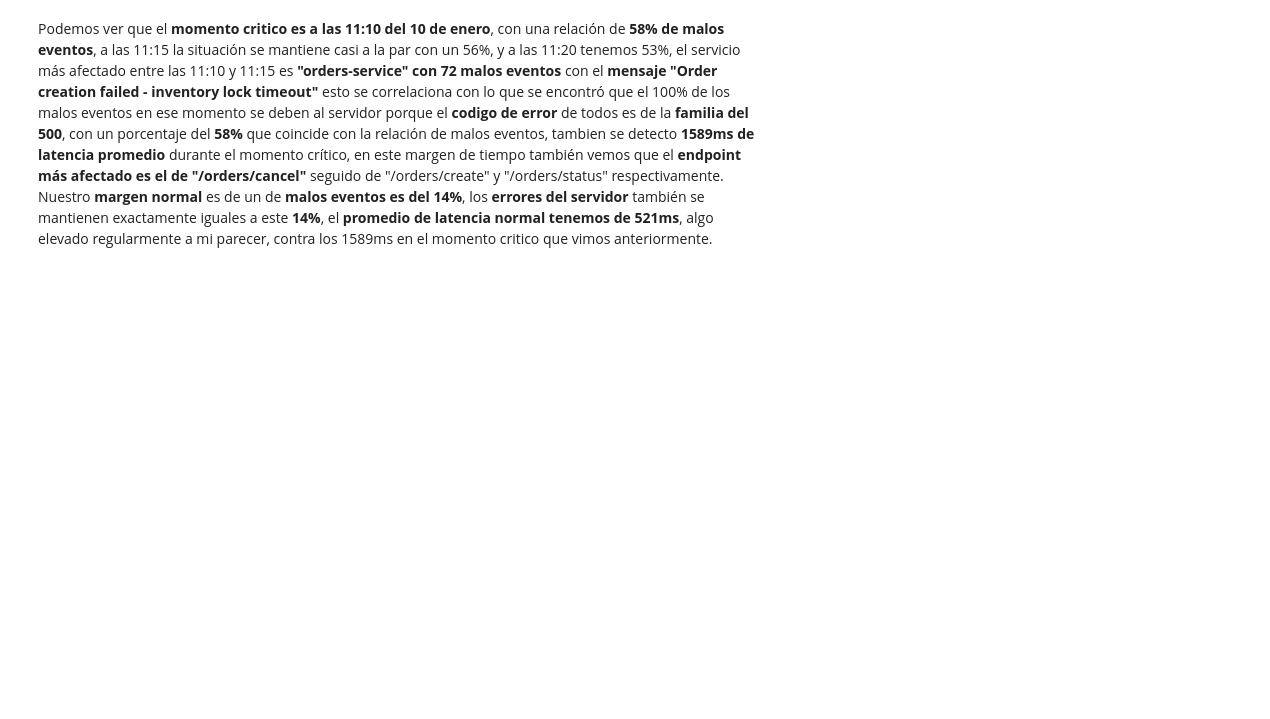
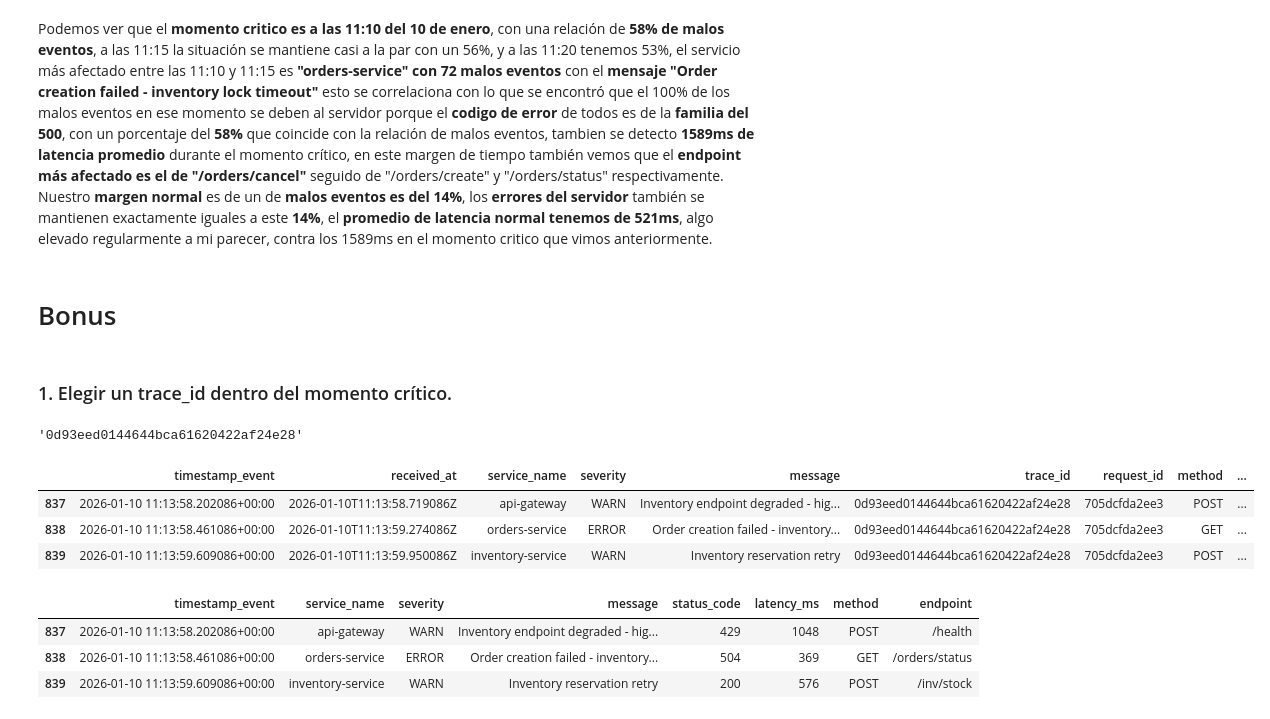
Before and after one commit to CarlosScura/Interpretacion-de-Logs, a Jupyter notebook: interpretacion_logs.ipynb, the cells around one changed output. Saved outputs shown, nothing was run; the diff lists cells and outputs as text; code cells hidden in the pictures; blank space fills up the shorter version.

Commit message:
Feat: Se concluyo el Bonus del trace_id del challenge.

```diff
--- a/interpretacion_logs.ipynb
+++ b/interpretacion_logs.ipynb
@@ -399,3 +399,27 @@ graf2 = windows.plot(title='Bad rate en Ventanas de 5 Minutos',x='window_start',
 # Conclusión
 # %% [markdown]
 Podemos ver que el **momento critico es a las 11:10 del 10 de enero**, con una relación de **58% de malos eventos**, a las 11:15 la situación se mantiene casi a la par con un 56%, y a las 11:20 tenemos 53%, el servicio más afectado entre las 11:10 y 11:15 es **"orders-service" con 72 malos eventos** con el **mensaje "Order creation failed - inventory lock timeout"** esto se correlaciona con lo que se encontró que el 100% de los malos eventos en ese momento se deben al servidor porque el **codigo de error** de todos es de la **familia del 500**, con un porcentaje del **58%** que coincide con la relación de malos eventos, tambien se detecto **1589ms de latencia promedio** durante el momento crítico, en este margen de tiempo también vemos que el **endpoint más afectado es el de "/orders/cancel"** seguido de "/orders/create" y "/orders/status" respectivamente. Nuestro **margen normal** es de un de **malos eventos es del 14%**, los **errores del servidor** también se mantienen exactamente iguales a este **14%**, el **promedio de latencia normal tenemos de 521ms**, algo elevado regularmente a mi parecer, contra los 1589ms en el momento critico que vimos anteriormente.
+# %% [markdown]
+# Bonus
+# %% [markdown]
+### 1. Elegir un trace_id dentro del momento crítico.
+# %%
+selected_trace = critical_df.groupby('trace_id')['service_name'].nunique().sort_values(ascending=False).idxmax()
+selected_trace
+# %% [output]
+'0d93eed0144644bca61620422af24e28'
+# %%
+sel_trace_df = critical_df[critical_df['trace_id'] == selected_trace].sort_values('timestamp_event')
+sel_trace_df
+# %% [output]
+|  | timestamp_event | received_at | service_name | severity | message | trace_id | request_id | method | ... |
+| 837 | 2026-01-10 11:13:58.202086+00:00 | 2026-01-10T11:13:58.719086Z | api-gateway | WARN | Inventory endpoint degraded - hig... | 0d93eed0144644bca61620422af24e28 | 705dcfda2ee3 | POST | ... |
+| 838 | 2026-01-10 11:13:58.461086+00:00 | 2026-01-10T11:13:59.274086Z | orders-service | ERROR | Order creation failed - inventory... | 0d93eed0144644bca61620422af24e28 | 705dcfda2ee3 | GET | ... |
+| 839 | 2026-01-10 11:13:59.609086+00:00 | 2026-01-10T11:13:59.950086Z | inventory-service | WARN | Inventory reservation retry | 0d93eed0144644bca61620422af24e28 | 705dcfda2ee3 | POST | ... |
+# %%
+sel_trace_df[['timestamp_event', 'service_name', 'severity', 'message', 'status_code', 'latency_ms', 'method', 'endpoint']]
+# %% [output]
+|  | timestamp_event | service_name | severity | message | status_code | latency_ms | method | endpoint |
+| 837 | 2026-01-10 11:13:58.202086+00:00 | api-gateway | WARN | Inventory endpoint degraded - hig... | 429 | 1048 | POST | /health |
+| 838 | 2026-01-10 11:13:58.461086+00:00 | orders-service | ERROR | Order creation failed - inventory... | 504 | 369 | GET | /orders/status |
+| 839 | 2026-01-10 11:13:59.609086+00:00 | inventory-service | WARN | Inventory reservation retry | 200 | 576 | POST | /inv/stock |
```
Also changed, not shown: parts of 4 cells of this notebook.
